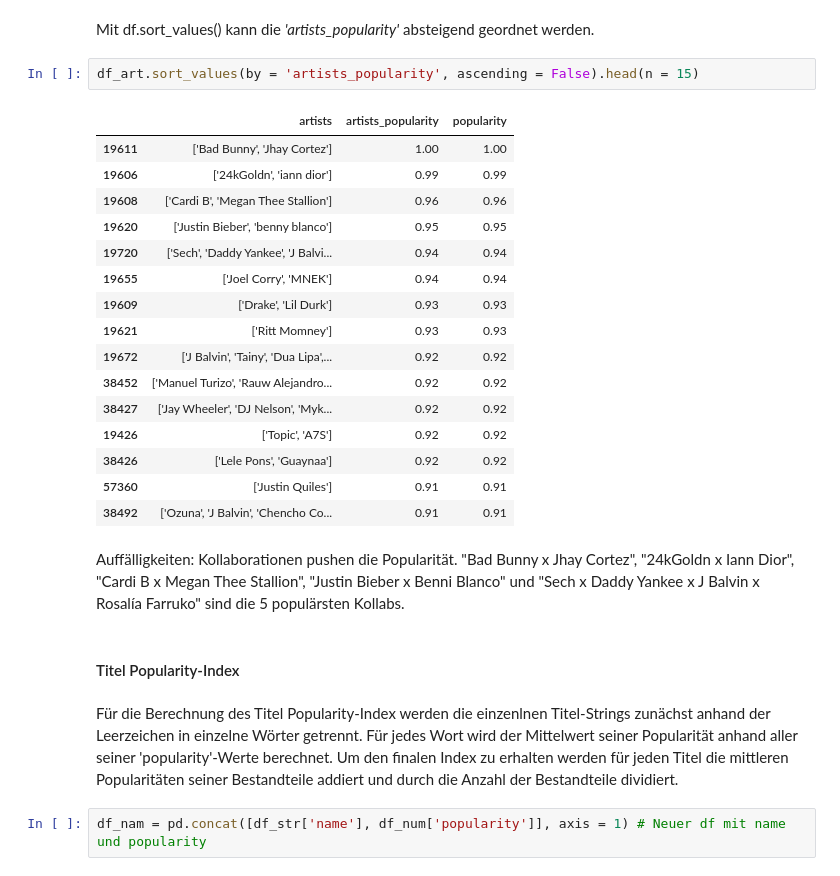
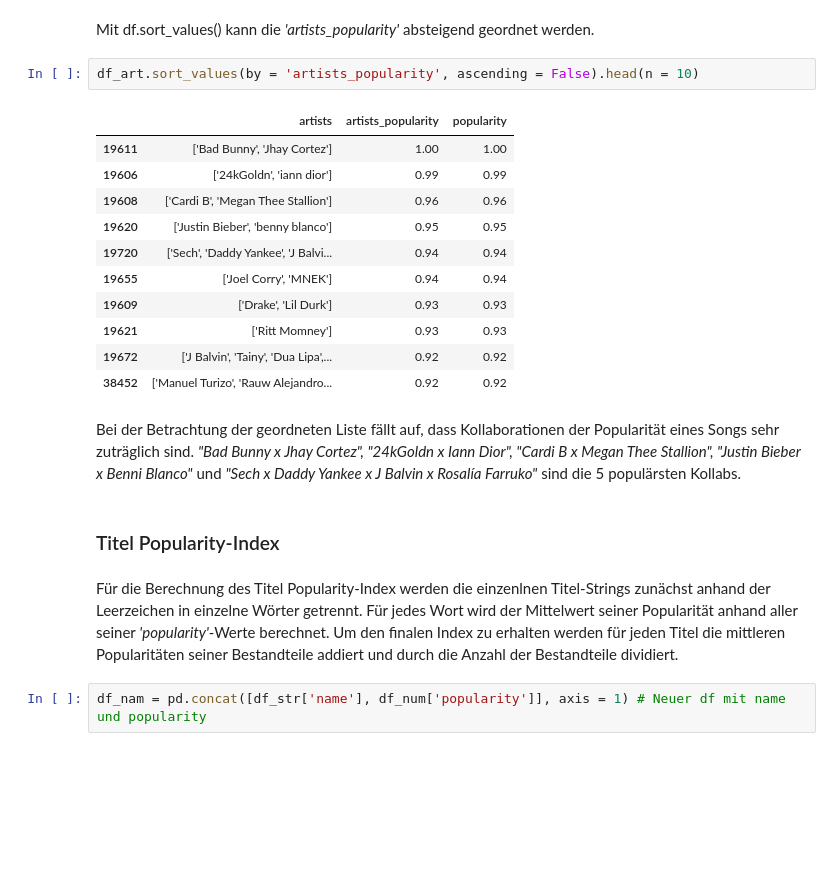
Before and after one commit to StarostVe/EMLP_Spotify, a Jupyter notebook: EMLP_Spotify.ipynb, the cells around one changed output. Drawn from its saved outputs; the diff is of its cells as text; blank space fills up the shorter version.

```diff
--- a/EMLP_Spotify.ipynb
+++ b/EMLP_Spotify.ipynb
@@ -290,30 +318,25 @@ Aus dem Pairplot geht hervor, dass *'popularity'* und *'artists_popularity'* wie
 # %% [markdown]
 Mit df.sort_values() kann die *'artists_popularity'* absteigend geordnet werden.
 # %%
-df_art.sort_values(by = 'artists_popularity', ascending = False).head(n = 15)
+df_art.sort_values(by = 'artists_popularity', ascending = False).head(n = 10)
 # %% [output]
 |  | artists | artists_popularity | popularity |
 | 19611 | ['Bad Bunny', 'Jhay Cortez'] | 1.00 | 1.00 |
 | 19606 | ['24kGoldn', 'iann dior'] | 0.99 | 0.99 |
 | 19608 | ['Cardi B', 'Megan Thee Stallion'] | 0.96 | 0.96 |
 | 19620 | ['Justin Bieber', 'benny blanco'] | 0.95 | 0.95 |
 | 19720 | ['Sech', 'Daddy Yankee', 'J Balvi... | 0.94 | 0.94 |
 | 19655 | ['Joel Corry', 'MNEK'] | 0.94 | 0.94 |
 | 19609 | ['Drake', 'Lil Durk'] | 0.93 | 0.93 |
 | 19621 | ['Ritt Momney'] | 0.93 | 0.93 |
 | 19672 | ['J Balvin', 'Tainy', 'Dua Lipa',... | 0.92 | 0.92 |
 | 38452 | ['Manuel Turizo', 'Rauw Alejandro... | 0.92 | 0.92 |
-| 38427 | ['Jay Wheeler', 'DJ Nelson', 'Myk... | 0.92 | 0.92 |
-| 19426 | ['Topic', 'A7S'] | 0.92 | 0.92 |
-| 38426 | ['Lele Pons', 'Guaynaa'] | 0.92 | 0.92 |
-| 57360 | ['Justin Quiles'] | 0.91 | 0.91 |
-| 38492 | ['Ozuna', 'J Balvin', 'Chencho Co... | 0.91 | 0.91 |
 # %% [markdown]
-Auffälligkeiten: Kollaborationen pushen die Popularität. "Bad Bunny x Jhay Cortez", "24kGoldn x Iann Dior", "Cardi B x Megan Thee Stallion", "Justin Bieber x Benni Blanco" und "Sech x Daddy Yankee x J Balvin x Rosalía Farruko" sind die 5 populärsten Kollabs.
+Bei der Betrachtung der geordneten Liste fällt auf, dass Kollaborationen der Popularität eines Songs sehr zuträglich sind. *"Bad Bunny x Jhay Cortez", "24kGoldn x Iann Dior", "Cardi B x Megan Thee Stallion", "Justin Bieber x Benni Blanco"* und *"Sech x Daddy Yankee x J Balvin x Rosalía Farruko"* sind die 5 populärsten Kollabs.
 # %% [markdown]
-#### Titel Popularity-Index
+### Titel Popularity-Index
 # %% [markdown]
-Für die Berechnung des Titel Popularity-Index werden die einzenlnen Titel-Strings zunächst anhand der Leerzeichen in einzelne Wörter getrennt. Für jedes Wort wird der Mittelwert seiner Popularität anhand aller seiner 'popularity'-Werte berechnet. Um den finalen Index zu erhalten werden für jeden Titel die mittleren Popularitäten seiner Bestandteile addiert und durch die Anzahl der Bestandteile dividiert.
+Für die Berechnung des Titel Popularity-Index werden die einzenlnen Titel-Strings zunächst anhand der Leerzeichen in einzelne Wörter getrennt. Für jedes Wort wird der Mittelwert seiner Popularität anhand aller seiner *'popularity'*-Werte berechnet. Um den finalen Index zu erhalten werden für jeden Titel die mittleren Popularitäten seiner Bestandteile addiert und durch die Anzahl der Bestandteile dividiert.
 # %%
 df_nam = pd.concat([df_str['name'], df_num['popularity']], axis = 1) # Neuer df mit name und popularity
 # %%
```
Also changed, not shown: parts of 33 cells of this notebook.
